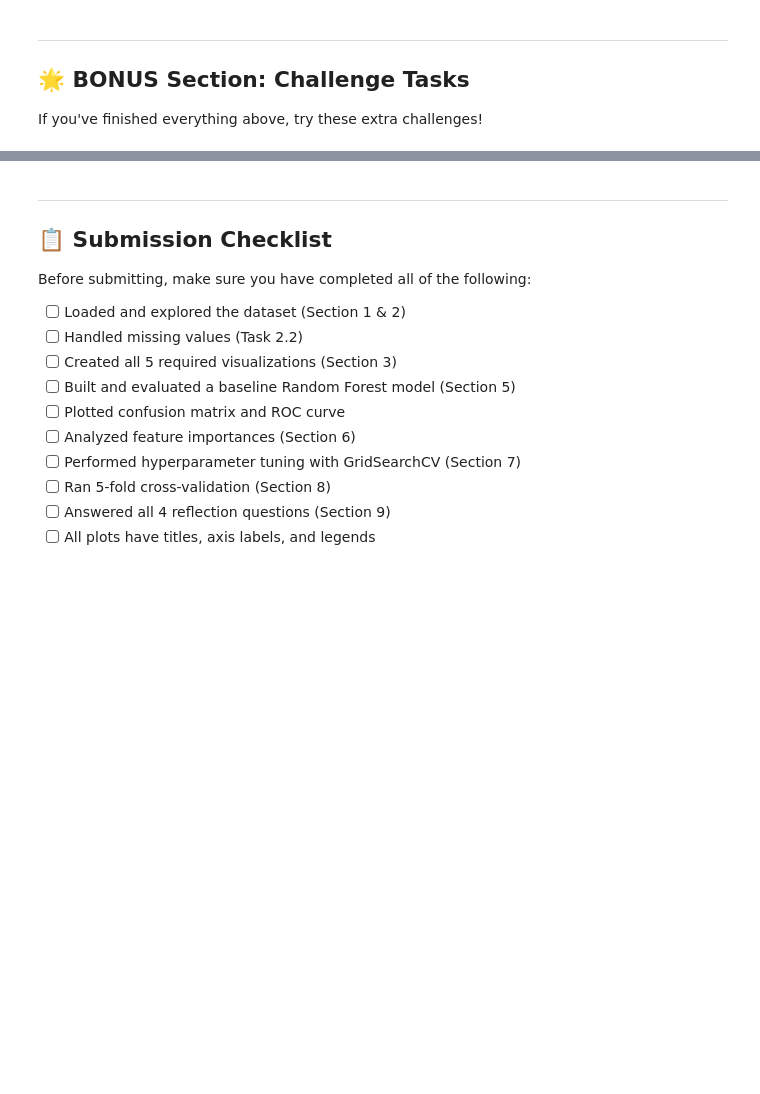
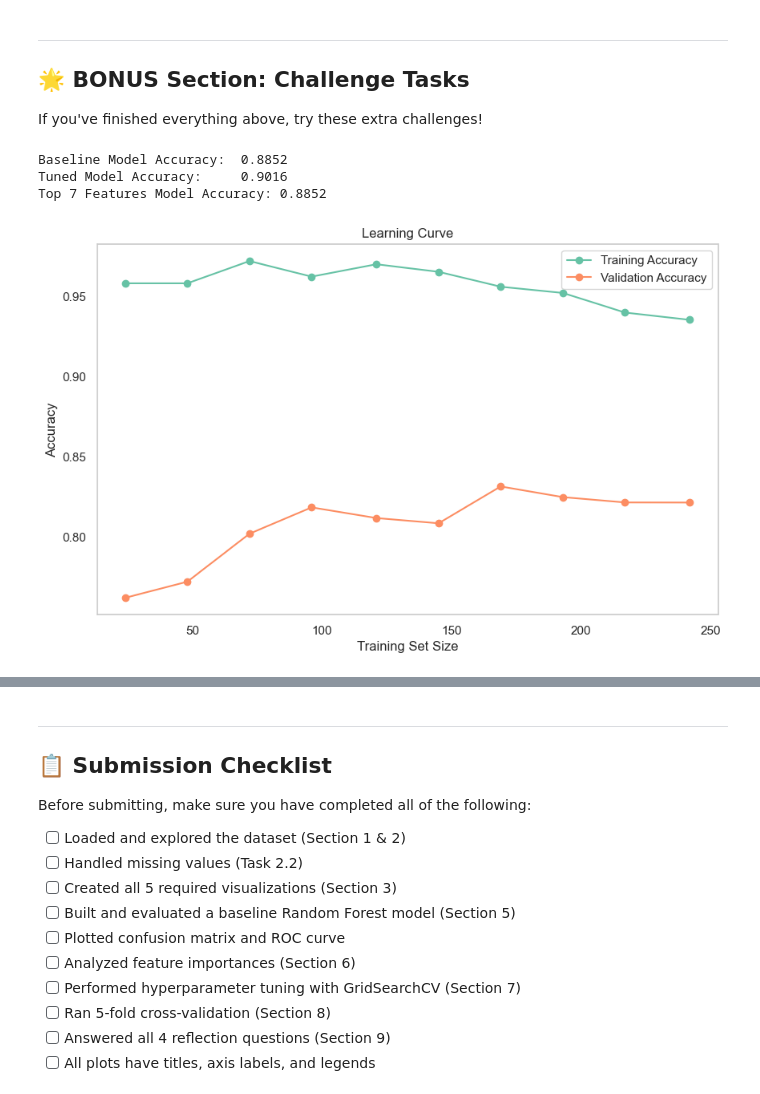
Before and after one commit to tashfeen786/AI-ML-BootCamp, a Jupyter notebook: NETSOL WORK/week_8/heart_disease_random_forest_assignment.ipynb, the cells around one changed output, grey strips where cells are left out. Drawn from its saved outputs; the diff is of its cells as text; code cells hidden in the pictures; blank space fills up the shorter version.

```diff
--- a/NETSOL WORK/week_8/heart_disease_random_forest_assignment.ipynb
+++ b/NETSOL WORK/week_8/heart_disease_random_forest_assignment.ipynb
@@ -684,16 +684,45 @@ If you've finished everything above, try these extra challenges!
 #          Then redo the train-test split and re-evaluate.
 
 # YOUR CODE HERE
+top_features = feat_df['Feature'].head(7).tolist()
+X_top = X[top_features]
+X_train_top, X_test_top, y_train_top, y_test_top = train_test_split(X_top, y, test_size=0.2, random_state=42, stratify=y)
+best_model_top = RandomForestClassifier(**grid_search.best_params_, random_state=42)
+best_model_top.fit(X_train_top, y_train_top)
+y_pred_top = best_model_top.predict(X_test_top)
+top_acc = accuracy_score(y_test_top, y_pred_top)
+print(f"Baseline Model Accuracy:  {test_acc:.4f}")
+print(f"Tuned Model Accuracy:     {tuned_acc:.4f}")
+print(f"Top 7 Features Model Accuracy: {top_acc:.4f}")
+# %% [output]
+Baseline Model Accuracy:  0.8852
+Tuned Model Accuracy:     0.9016
+Top 7 Features Model Accuracy: 0.8852
 # %%
 # 🌟 BONUS 2 — Learning Curve
 # Plot a learning curve showing how training and validation accuracy
 # change as the training set size increases.
 
 # 💡 Hint: from sklearn.model_selection import learning_curve
 #          train_sizes, train_scores, val_scores = learning_curve(
 #              best_model, X, y, cv=5, train_sizes=np.linspace(0.1, 1.0, 10))
 #          Plot mean train and validation scores.
 
 from sklearn.model_selection import learning_curve
 
 # YOUR CODE HERE
+train_sizes, train_scores, val_scores = learning_curve(
+    best_model, X, y, cv=5, train_sizes=np.linspace(0.1, 1.0, 10), scoring='accuracy', n_jobs=-1)
+train_scores_mean = np.mean(train_scores, axis=1)
+val_scores_mean = np.mean(val_scores, axis=1)
+plt.figure(figsize=(10, 6))
+plt.plot(train_sizes, train_scores_mean, label='Training Accuracy', marker='o')
+plt.plot(train_sizes, val_scores_mean, label='Validation Accuracy', marker='o')
+plt.xlabel("Training Set Size")
+plt.ylabel("Accuracy")
+plt.title("Learning Curve")
+plt.legend()
+plt.grid()
+plt.show()
+# %% [output]
+[figure, added]
```
Also changed, not shown: parts of 2 cells of this notebook.
